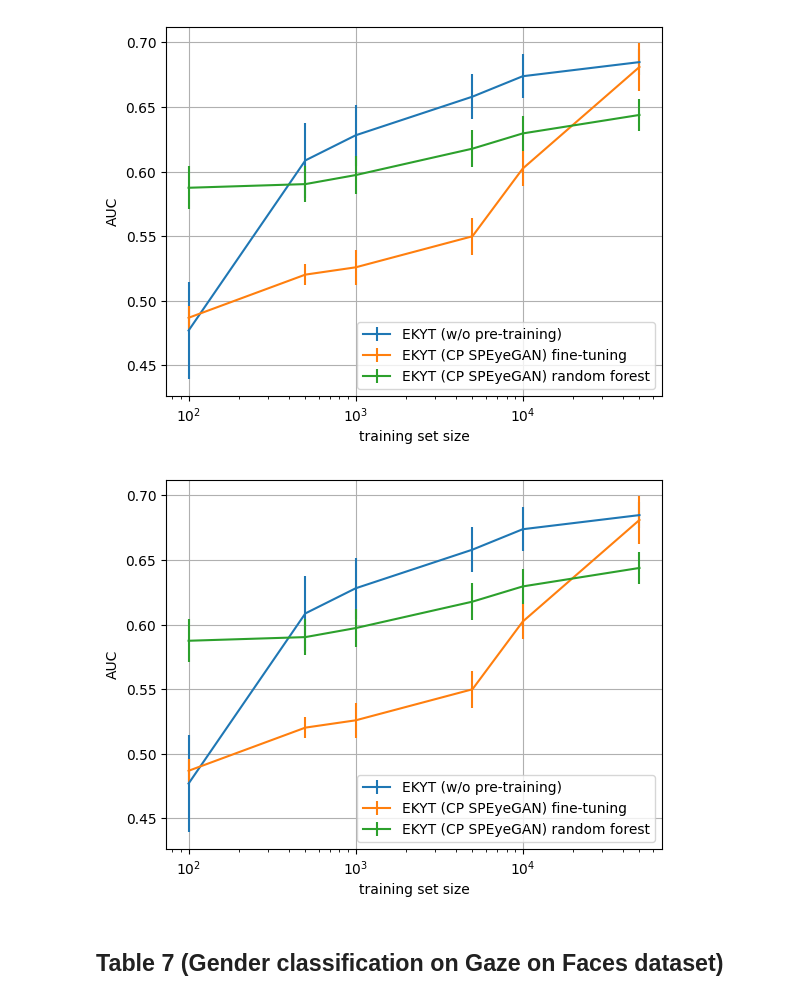
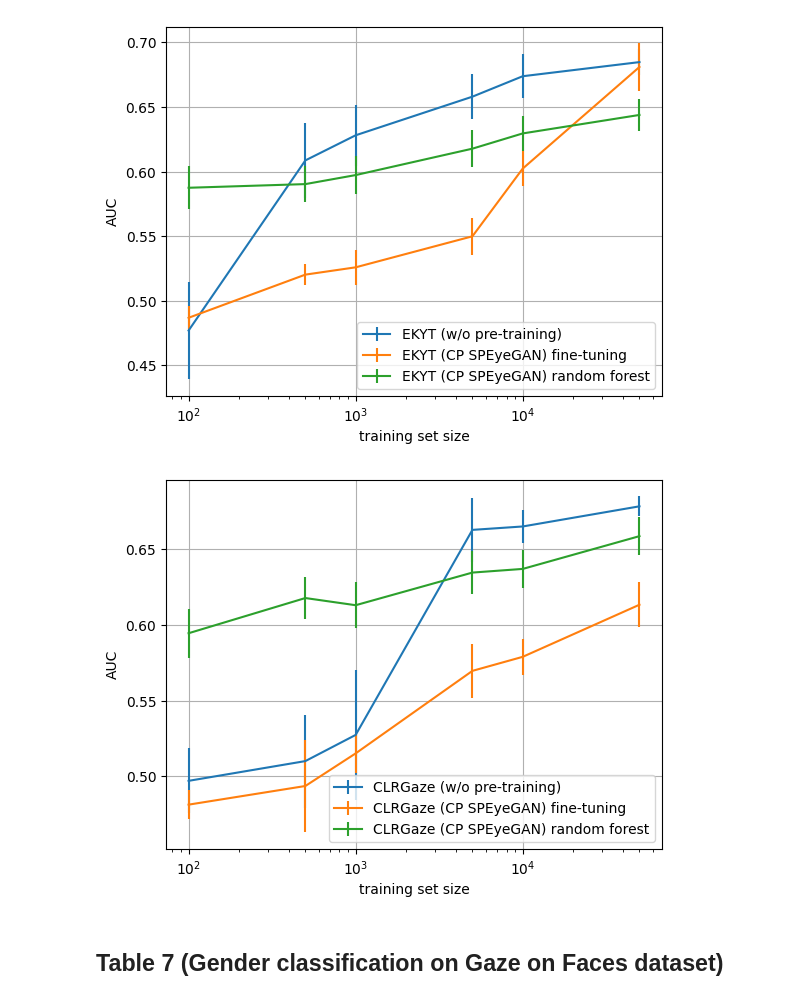
Before and after one commit to aeye-lab/sp-eyegan, a Jupyter notebook: reproduce_downstream_tables_4_5_6_7_8_figure_5.ipynb, the cells around one changed output. Cells and saved outputs as stored; diff of their text form; code cells hidden in the pictures.

Commit message:
fix for figure

```diff
--- a/reproduce_downstream_tables_4_5_6_7_8_figure_5.ipynb
+++ b/reproduce_downstream_tables_4_5_6_7_8_figure_5.ipynb
@@ -876,35 +876,35 @@ plt.show()
 # %% [output]
 [figure]
 # %%
-model_names = ['EKYT (w/o pre-training)',
-                'EKYT (CP SPEyeGAN) fine-tuning',
-                'EKYT (CP SPEyeGAN) random forest',
+model_names = ['CLRGaze (w/o pre-training)',
+                'CLRGaze (CP SPEyeGAN) fine-tuning',
+                'CLRGaze (CP SPEyeGAN) random forest',
               ]
 
 use_num_trains = [100,
               500,
               1000,
               5000,
               10000,
               50000,
              ]
 
 for model_name in model_names:
     mean_aucs = []
     std_aucs = []
     for num_train in use_num_trains:
         cur_aucs = overall_result_dicts[model_name + '_num_train_' + str(num_train)]
         mean_aucs.append(np.mean(cur_aucs))
         std_aucs.append(np.std(cur_aucs) / np.sqrt(len(cur_aucs)))
     plt.errorbar(use_num_trains,mean_aucs,std_aucs, label=model_name)
 plt.legend()
 plt.xlabel('training set size')
 plt.ylabel('AUC')
 plt.xscale('log')
 plt.grid()
 plt.show()
 # %% [output]
-[figure, old version]
+[figure, new version]
 # %% [markdown]
 ## Table 7 (Gender classification on Gaze on Faces dataset)
 # %%
```
